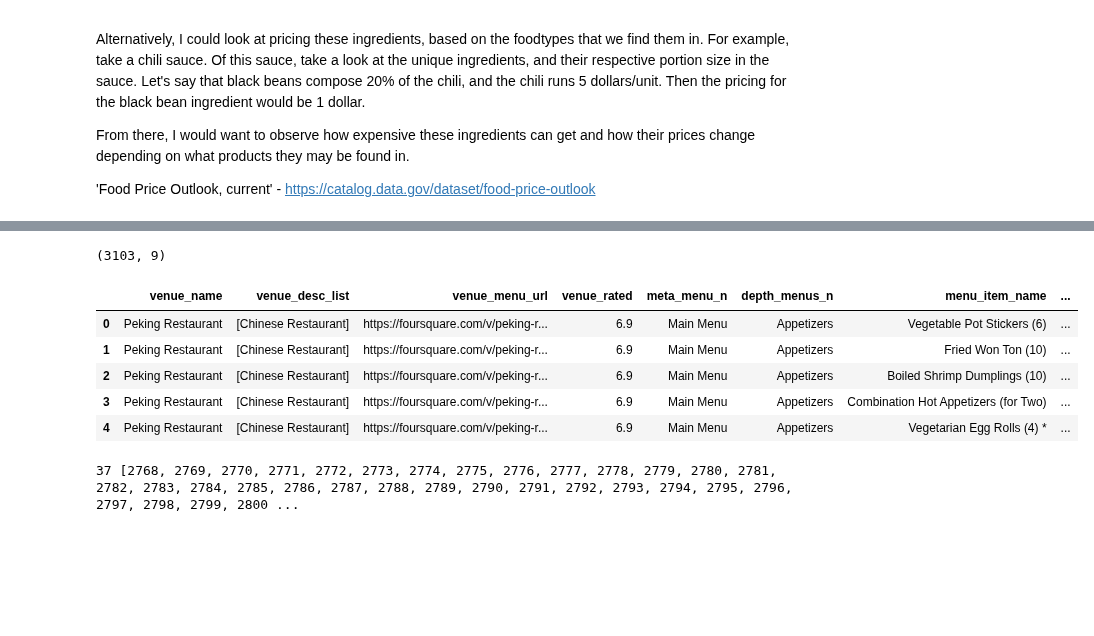
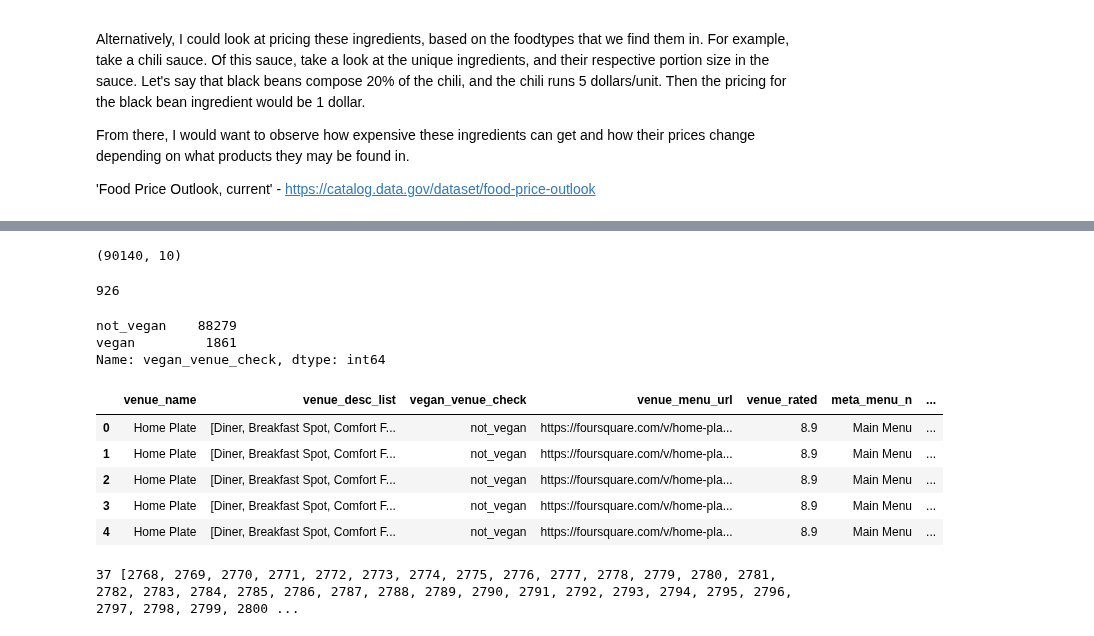
Before and after one commit to AnotherGuitar/DSI-SF-4-anotherguitar, a Jupyter notebook: projects/Capstone Stuff/Proposals.ipynb, the cells around one changed output, grey strips where cells are left out. Saved outputs shown, nothing was run; the diff lists cells and outputs as text; code cells hidden in the pictures; blank space fills up the shorter version.

Commit message:
1/25/17 used pickle to save my dataset

```diff
--- a/projects/Capstone Stuff/Proposals.ipynb
+++ b/projects/Capstone Stuff/Proposals.ipynb
@@ -316,5 +342,5 @@ for menu_url in unique_venues_from_explore[:30]:
 # %%
-explore_else = pd.DataFrame(df_ready_rows, columns=column_headers)
-explore_else.shape
+explore_endpoint_df = pd.DataFrame(df_ready_rows, columns=column_headers)
+explore_endpoint_df.shape
 # %% [output]
-(3103, 9)
+(90140, 10)
@@ -321,9 +349,21 @@ explore_else.shape
+# %%
+explore_endpoint_df = pd.read_pickle('../../projects/Capstone Stuff/explore_endpoint_df.pkl')
+# %%
+len(explore_endpoint_df.venue_name.unique())
+# %% [output]
+926
+# %%
+explore_endpoint_df.vegan_venue_check.value_counts()
+# %% [output]
+not_vegan    88279
+vegan         1861
+Name: vegan_venue_check, dtype: int64
 # %%
-explore_else.head()
+explore_endpoint_df.head()
 # %% [output]
-|  | venue_name | venue_desc_list | venue_menu_url | venue_rated | meta_menu_n | depth_menus_n | menu_item_name | ... |
-| 0 | Peking Restaurant | [Chinese Restaurant] | https://foursquare.com/v/peking-r... | 6.9 | Main Menu | Appetizers | Vegetable Pot Stickers (6) | ... |
-| 1 | Peking Restaurant | [Chinese Restaurant] | https://foursquare.com/v/peking-r... | 6.9 | Main Menu | Appetizers | Fried Won Ton (10) | ... |
-| 2 | Peking Restaurant | [Chinese Restaurant] | https://foursquare.com/v/peking-r... | 6.9 | Main Menu | Appetizers | Boiled Shrimp Dumplings (10) | ... |
-| 3 | Peking Restaurant | [Chinese Restaurant] | https://foursquare.com/v/peking-r... | 6.9 | Main Menu | Appetizers | Combination Hot Appetizers (for Two) | ... |
-| 4 | Peking Restaurant | [Chinese Restaurant] | https://foursquare.com/v/peking-r... | 6.9 | Main Menu | Appetizers | Vegetarian Egg Rolls (4) * | ... |
+|  | venue_name | venue_desc_list | vegan_venue_check | venue_menu_url | venue_rated | meta_menu_n | ... |
+| 0 | Home Plate | [Diner, Breakfast Spot, Comfort F... | not_vegan | https://foursquare.com/v/home-pla... | 8.9 | Main Menu | ... |
+| 1 | Home Plate | [Diner, Breakfast Spot, Comfort F... | not_vegan | https://foursquare.com/v/home-pla... | 8.9 | Main Menu | ... |
+| 2 | Home Plate | [Diner, Breakfast Spot, Comfort F... | not_vegan | https://foursquare.com/v/home-pla... | 8.9 | Main Menu | ... |
+| 3 | Home Plate | [Diner, Breakfast Spot, Comfort F... | not_vegan | https://foursquare.com/v/home-pla... | 8.9 | Main Menu | ... |
+| 4 | Home Plate | [Diner, Breakfast Spot, Comfort F... | not_vegan | https://foursquare.com/v/home-pla... | 8.9 | Main Menu | ... |
```
Also changed, not shown: parts of 24 cells of this notebook.
